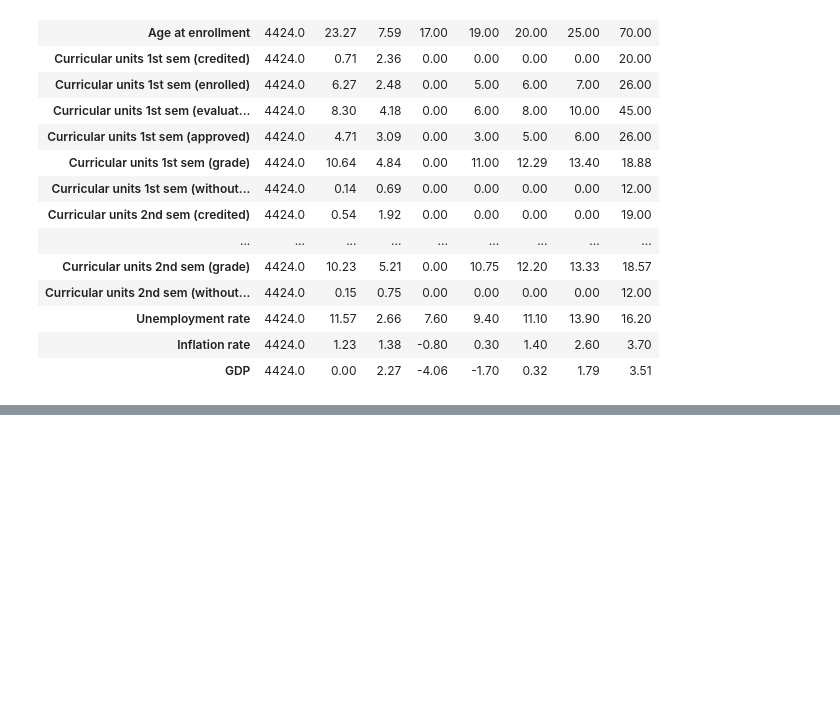
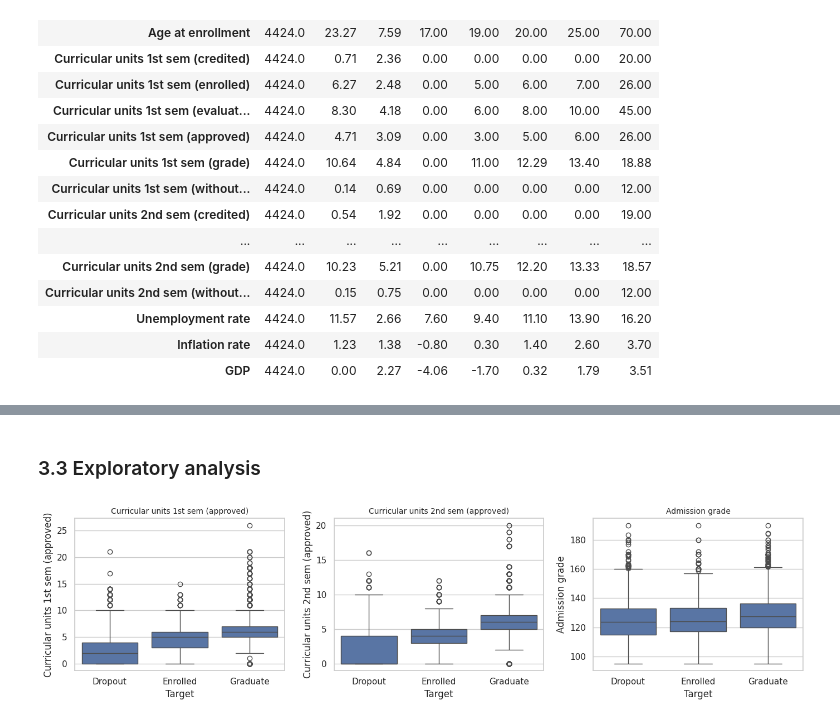
Before and after one commit to LoshithaAI/ML-Assignment, a Jupyter notebook: notebooks/random_forest.ipynb, the cells around one changed output, grey strips where cells are left out. Saved outputs shown, nothing was run; the diff lists cells and outputs as text; code cells hidden in the pictures; blank space fills up the shorter version.

```diff
--- a/notebooks/random_forest.ipynb
+++ b/notebooks/random_forest.ipynb
@@ -166,0 +215,13 @@ Continuous columns       : 18
+# %% [markdown]
+### 3.3 Exploratory analysis
+# %%
+fig, axes = plt.subplots(1, 3, figsize=(14, 3.8))
+for ax, c in zip(axes, ["Curricular units 1st sem (approved)",
+                        "Curricular units 2nd sem (approved)",
+                        "Admission grade"]):
+    sns.boxplot(data=df, x="Target", y=c, order=["Dropout", "Enrolled", "Graduate"], ax=ax)
+    ax.set_title(c, fontsize=10)
+plt.tight_layout()
+plt.show()
+# %% [output]
+[figure, added]
```
Also changed, not shown: parts of 16 cells of this notebook.
